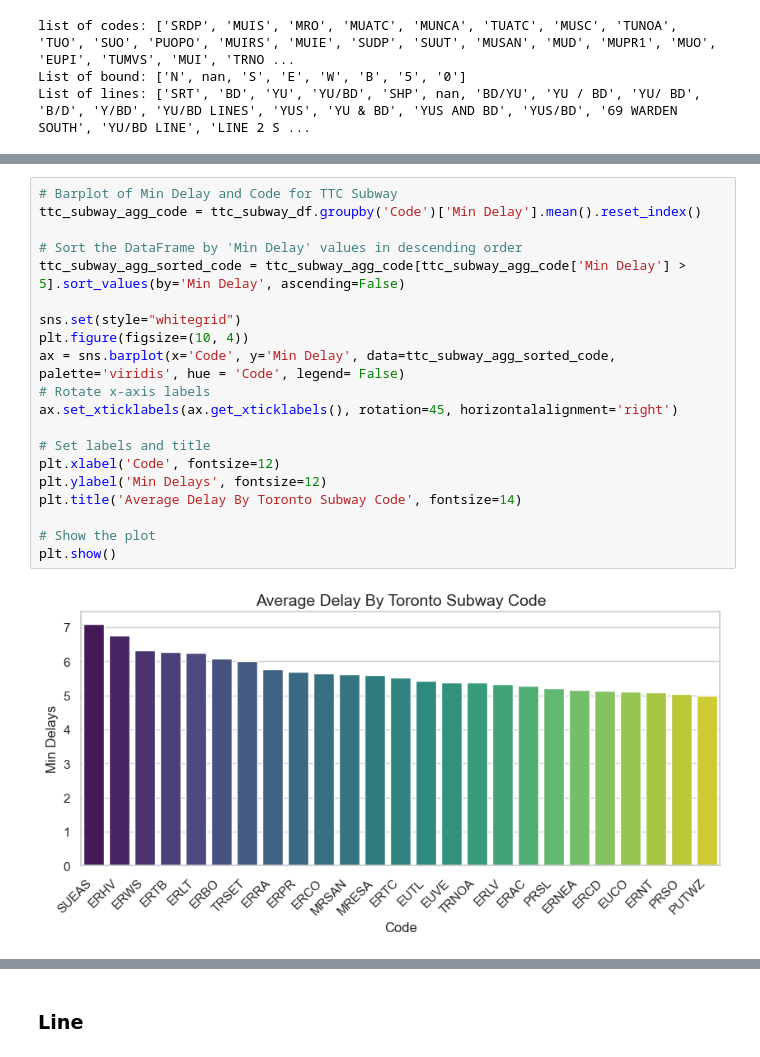
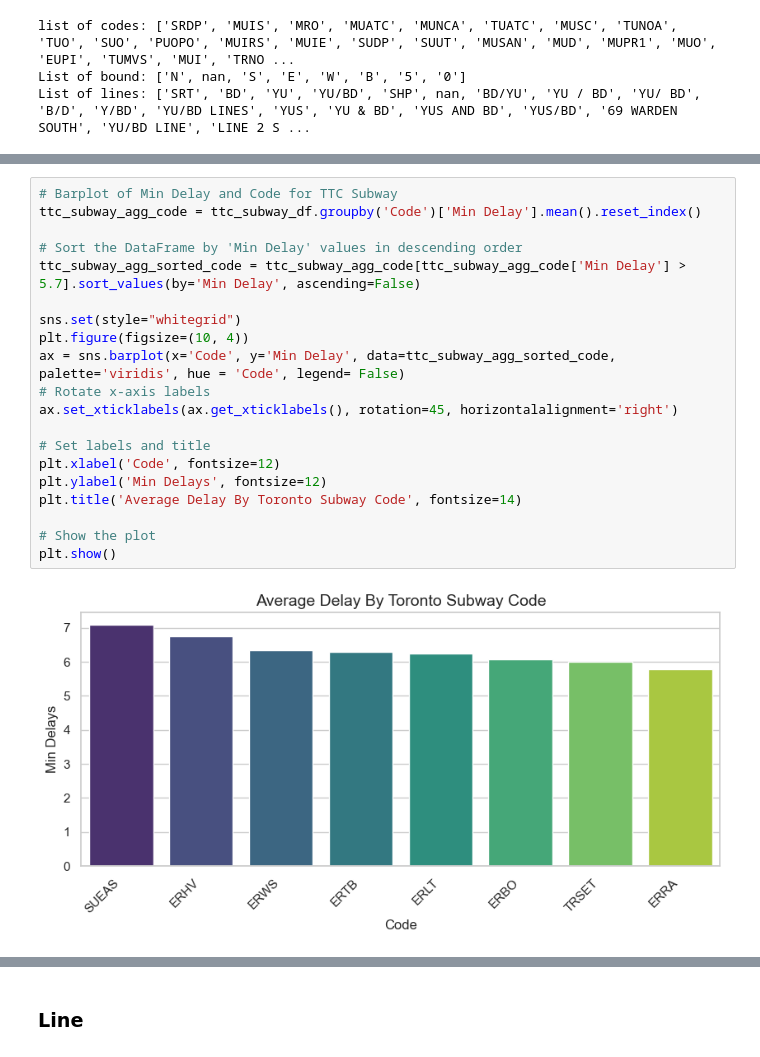
Before and after one commit to katherinewest/CME538_2023, a Jupyter notebook: DataVisualizations.ipynb, the cells around one changed output, grey strips where cells are left out. Drawn from its saved outputs; the diff is of its cells as text.

```diff
--- a/DataVisualizations.ipynb
+++ b/DataVisualizations.ipynb
@@ -653,22 +648,22 @@ plt.show()
 # %%
 # Barplot of Min Delay and Code for TTC Subway
 ttc_subway_agg_code = ttc_subway_df.groupby('Code')['Min Delay'].mean().reset_index()
 
 # Sort the DataFrame by 'Min Delay' values in descending order
-ttc_subway_agg_sorted_code = ttc_subway_agg_code[ttc_subway_agg_code['Min Delay'] > 5].sort_values(by='Min Delay', ascending=False)
+ttc_subway_agg_sorted_code = ttc_subway_agg_code[ttc_subway_agg_code['Min Delay'] > 5.7].sort_values(by='Min Delay', ascending=False)
 
 sns.set(style="whitegrid")
 plt.figure(figsize=(10, 4))
 ax = sns.barplot(x='Code', y='Min Delay', data=ttc_subway_agg_sorted_code, palette='viridis', hue = 'Code', legend= False)
 # Rotate x-axis labels
 ax.set_xticklabels(ax.get_xticklabels(), rotation=45, horizontalalignment='right')
 
 # Set labels and title
 plt.xlabel('Code', fontsize=12)
 plt.ylabel('Min Delays', fontsize=12)
 plt.title('Average Delay By Toronto Subway Code', fontsize=14)
 
 # Show the plot
 plt.show()
 # %% [output]
-[figure, old version]
+[figure, new version]
```
Also changed, not shown: parts of 75 cells of this notebook.
